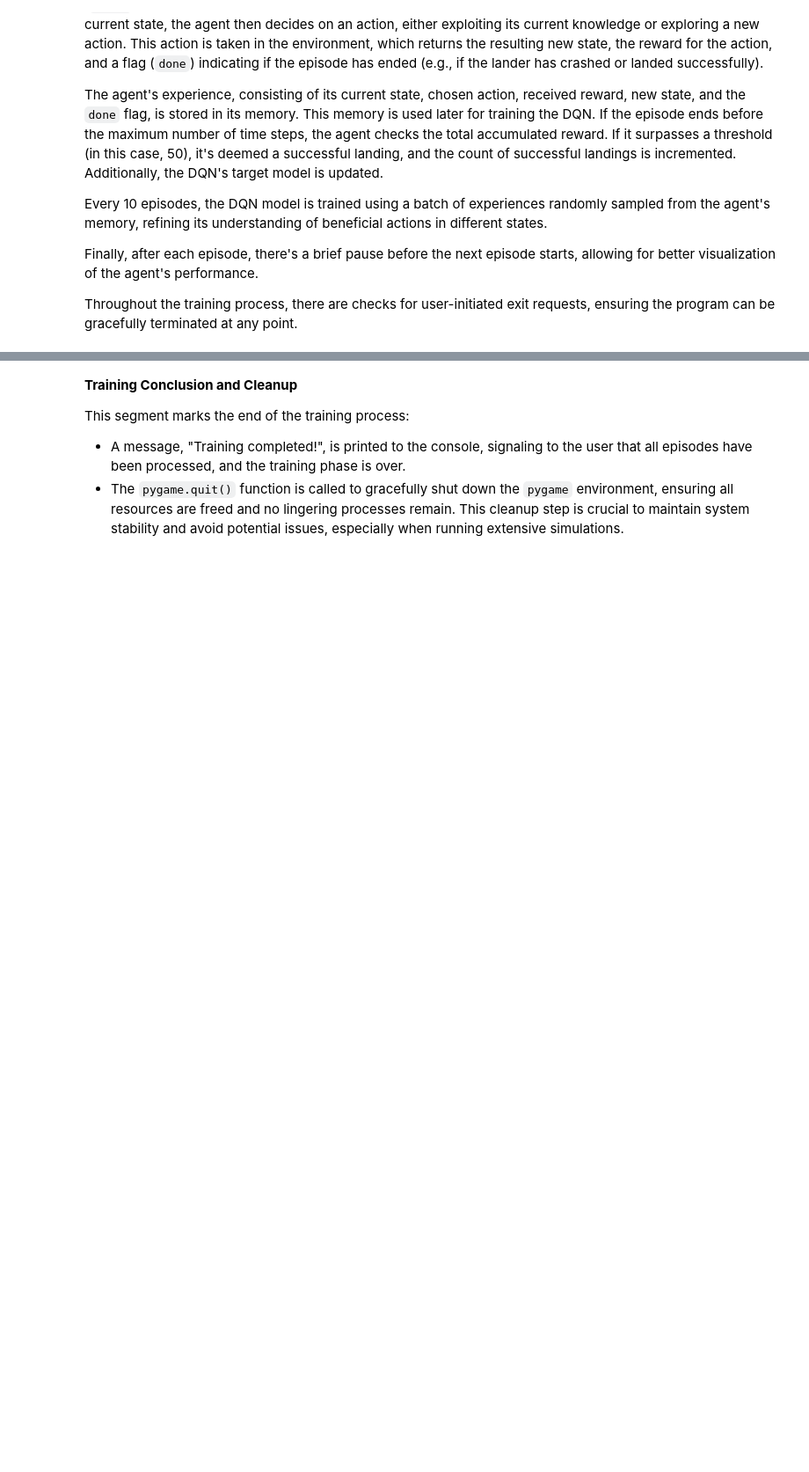
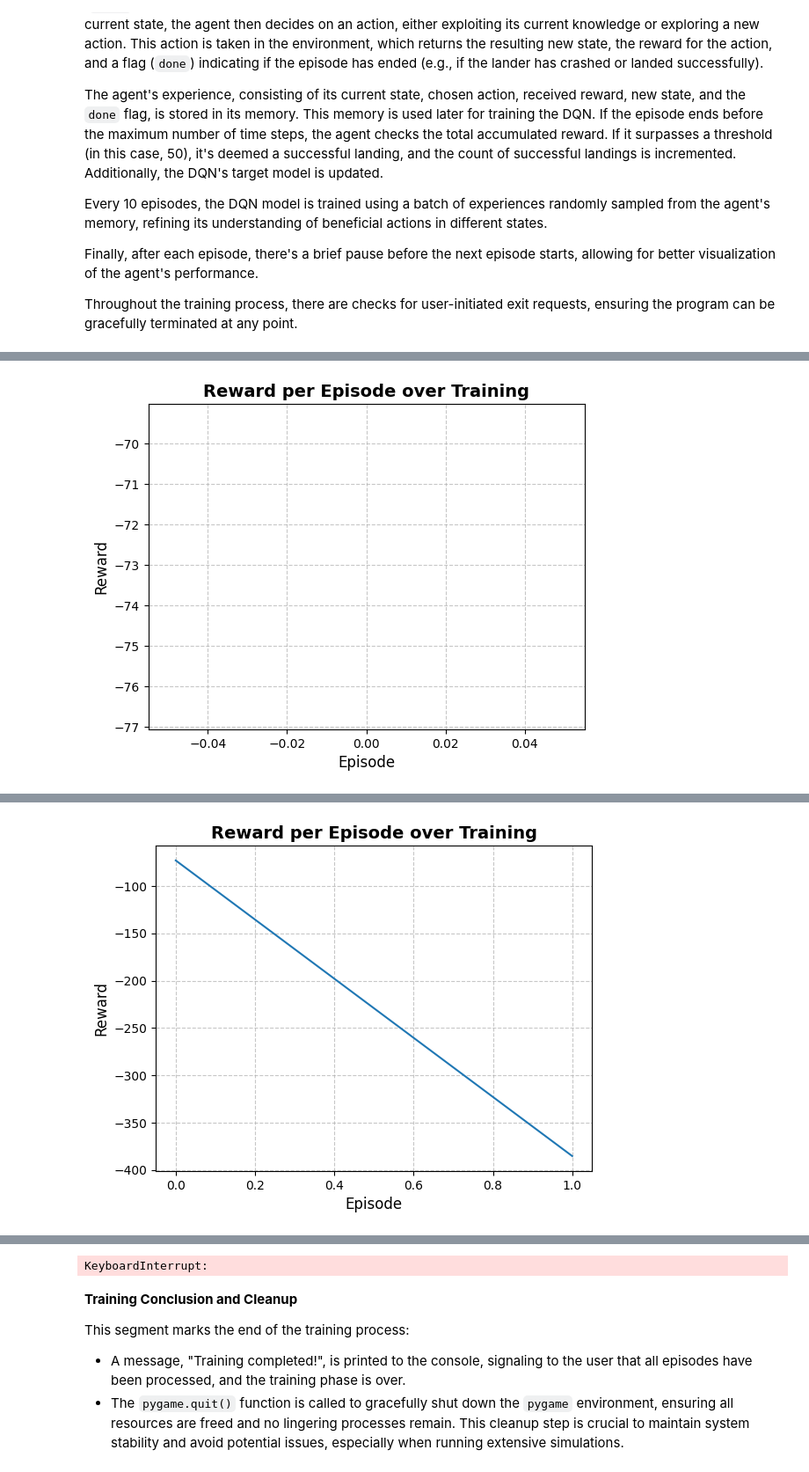
Before and after one commit to William-Laverty/ML-Portfolio, a Jupyter notebook: Reinforced Learning/LunarLander_Predictor.ipynb, the cells around one changed output, grey strips where cells are left out. Shown at 88% size. Cells and saved outputs as stored; diff of their text form; code cells hidden in the pictures; blank space fills up the shorter version.

```diff
--- a/Reinforced Learning/LunarLander_Predictor.ipynb
+++ b/Reinforced Learning/LunarLander_Predictor.ipynb
@@ -272,9 +292,32 @@ for e in range(num_episodes):
             if len(agent.memory) > batch_size:
                 agent.replay(batch_size)
 
+    # Collect metrics (for example, total reward per episode)
+    rewards_per_episode.append(total_reward)
+
+    # Clear the current figure
+    plt.clf()
+
+    # Reinitialize the figure settings
+    plt.xlabel('Episode', fontsize=12)
+    plt.ylabel('Reward', fontsize=12)
+    plt.title('Reward per Episode over Training', fontsize=14, fontweight='bold')
+    plt.grid(True, linestyle='--', alpha=0.7)
+
+    # Plot the new data
+    plt.plot(rewards_per_episode, label="Reward per Episode")
+
+    # Redraw the plot
+    plt.draw()
+    plt.pause(0.01)
+
     # Check the landing conditions at the end of an episode
     if total_reward > 50 and y < 0.1:
         successful_landing = True
 
     # Wait for a short duration before starting the next episode
     pygame.time.wait(500)
+
+plt.ioff()
+plt.show()
+# %% [output]
@@ -280,0 +341 @@ for e in range(num_episodes):
+[figure, added]
@@ -280,0 +358 @@ for e in range(num_episodes):
+[figure, added]
@@ -281,3 +375,4 @@ for e in range(num_episodes):
+KeyboardInterrupt:
 # %% [markdown]
 **Training Conclusion and Cleanup**
 
```
Also changed, not shown: parts of 5 cells of this notebook.
